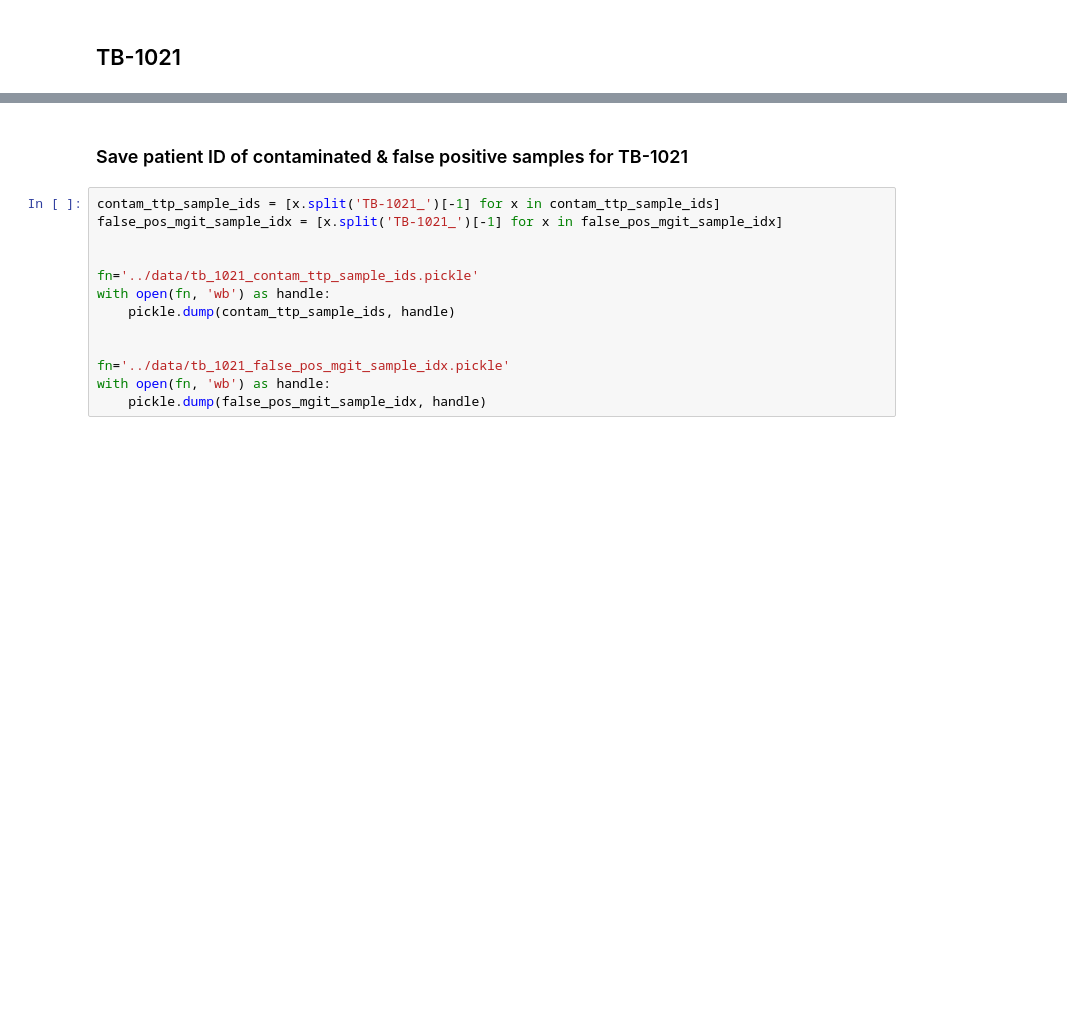
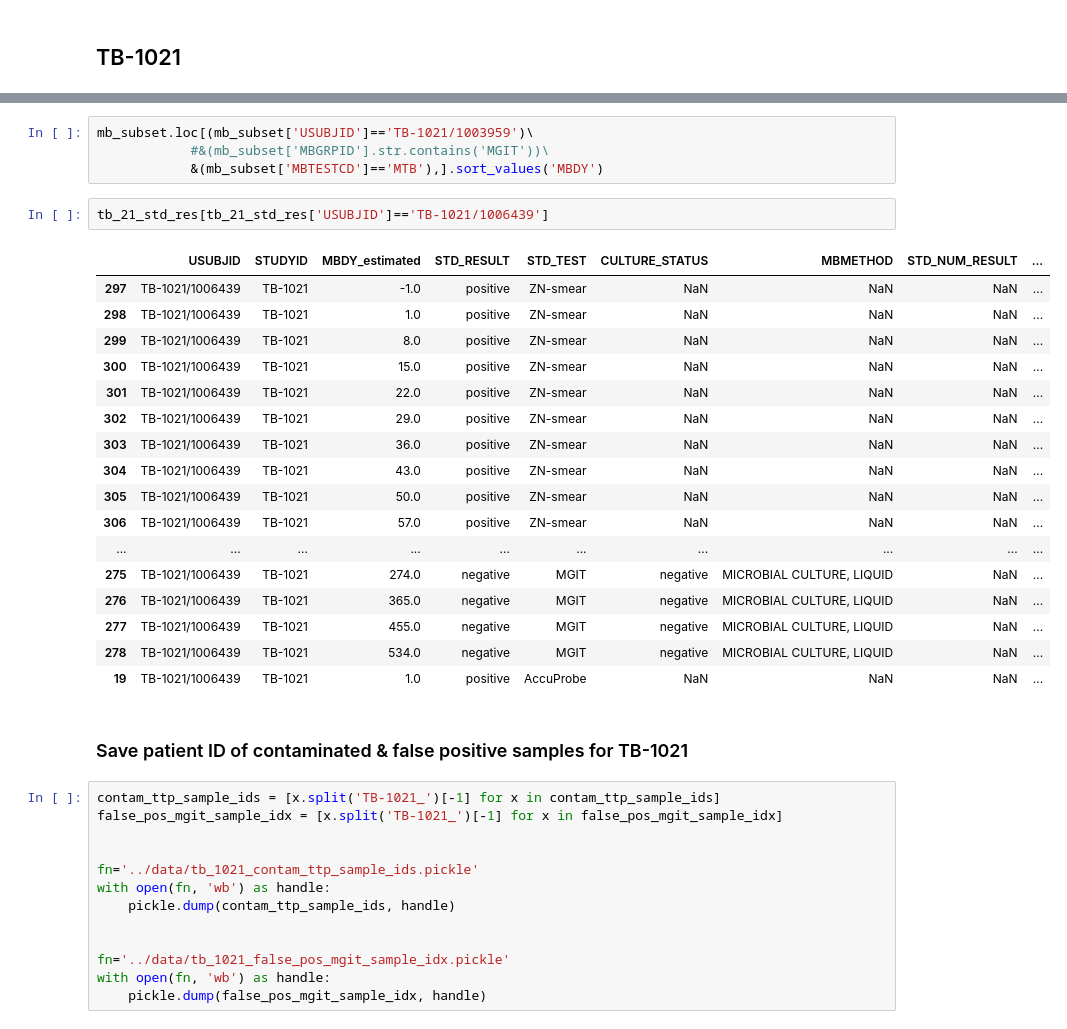
Before and after one commit to gargerd/outcome_prediction, a Jupyter notebook: s2_1_drop_false_pos_mgit_measurements.ipynb, the cells around one changed output, grey strips where cells are left out. Cells and saved outputs as stored; diff of their text form; blank space fills up the shorter version.

```diff
--- a/s2_1_drop_false_pos_mgit_measurements.ipynb
+++ b/s2_1_drop_false_pos_mgit_measurements.ipynb
@@ -269,3 +500,27 @@ tb_21_std_res
+# %%
+mb_subset.loc[(mb_subset['USUBJID']=='TB-1021/1003959')\
+            #&(mb_subset['MBGRPID'].str.contains('MGIT'))\
+            &(mb_subset['MBTESTCD']=='MTB'),].sort_values('MBDY')
+# %%
+tb_21_std_res[tb_21_std_res['USUBJID']=='TB-1021/1006439']
+# %% [output]
+|  | USUBJID | STUDYID | MBDY_estimated | STD_RESULT | STD_TEST | CULTURE_STATUS | MBMETHOD | STD_NUM_RESULT | ... |
+| 297 | TB-1021/1006439 | TB-1021 | -1.0 | positive | ZN-smear | NaN | NaN | NaN | ... |
+| 298 | TB-1021/1006439 | TB-1021 | 1.0 | positive | ZN-smear | NaN | NaN | NaN | ... |
+| 299 | TB-1021/1006439 | TB-1021 | 8.0 | positive | ZN-smear | NaN | NaN | NaN | ... |
+| 300 | TB-1021/1006439 | TB-1021 | 15.0 | positive | ZN-smear | NaN | NaN | NaN | ... |
+| 301 | TB-1021/1006439 | TB-1021 | 22.0 | positive | ZN-smear | NaN | NaN | NaN | ... |
+| 302 | TB-1021/1006439 | TB-1021 | 29.0 | positive | ZN-smear | NaN | NaN | NaN | ... |
+| 303 | TB-1021/1006439 | TB-1021 | 36.0 | positive | ZN-smear | NaN | NaN | NaN | ... |
+| 304 | TB-1021/1006439 | TB-1021 | 43.0 | positive | ZN-smear | NaN | NaN | NaN | ... |
+| 305 | TB-1021/1006439 | TB-1021 | 50.0 | positive | ZN-smear | NaN | NaN | NaN | ... |
+| 306 | TB-1021/1006439 | TB-1021 | 57.0 | positive | ZN-smear | NaN | NaN | NaN | ... |
+| ... | ... | ... | ... | ... | ... | ... | ... | ... | ... |
+| 275 | TB-1021/1006439 | TB-1021 | 274.0 | negative | MGIT | negative | MICROBIAL CULTURE, LIQUID | NaN | ... |
+| 276 | TB-1021/1006439 | TB-1021 | 365.0 | negative | MGIT | negative | MICROBIAL CULTURE, LIQUID | NaN | ... |
+| 277 | TB-1021/1006439 | TB-1021 | 455.0 | negative | MGIT | negative | MICROBIAL CULTURE, LIQUID | NaN | ... |
+| 278 | TB-1021/1006439 | TB-1021 | 534.0 | negative | MGIT | negative | MICROBIAL CULTURE, LIQUID | NaN | ... |
+| 19 | TB-1021/1006439 | TB-1021 | 1.0 | positive | AccuProbe | NaN | NaN | NaN | ... |
 # %% [markdown]
 ### Save patient ID of contaminated & false positive samples for TB-1021
 # %%
```
Also changed, not shown: parts of 18 cells of this notebook, 13 other files.
